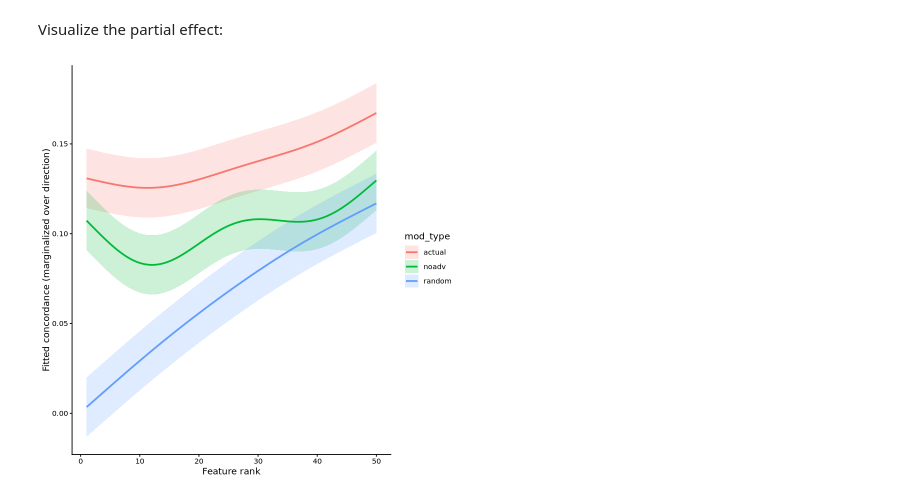
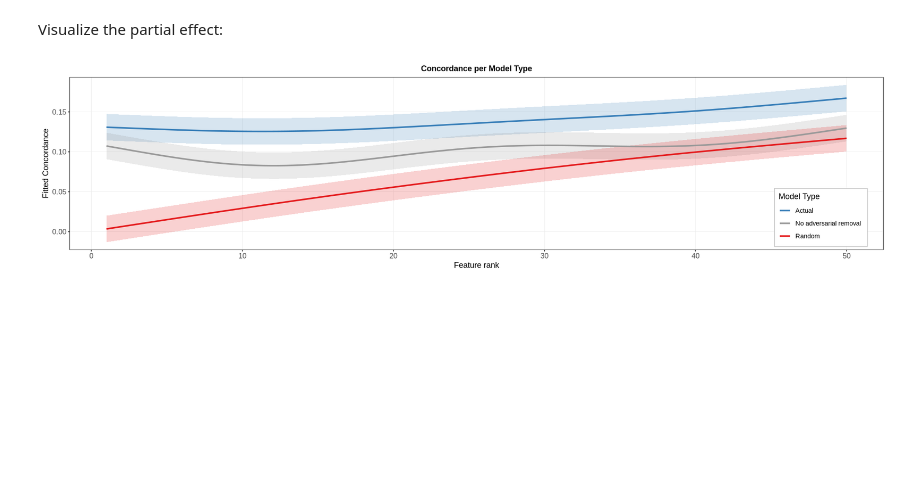
Before and after one commit to hmbaghdassarian/scLEMBAS, a Jupyter notebook: notebooks/McCauley_2024/06_assess_predictions/02_counterfactual_separation/01Bii_concordance_GAMM.ipynb, the cells around one changed output. Cells and saved outputs as stored; diff of their text form; code cells hidden in the pictures; blank space fills up the shorter version.

```diff
--- a/notebooks/McCauley_2024/06_assess_predictions/02_counterfactual_separation/01Bii_concordance_GAMM.ipynb
+++ b/notebooks/McCauley_2024/06_assess_predictions/02_counterfactual_separation/01Bii_concordance_GAMM.ipynb
@@ -488,34 +562,95 @@ all_curves <- lapply(mods, function(m) {
       else if (is.integer(concordance_df[[nm]])) nd[[nm]] <- as.integer(val)
       else if (is.numeric(concordance_df[[nm]])) nd[[nm]] <- as.numeric(val)
       else nd[[nm]] <- val
     }
 
     Xd <- predict(model, newdata = nd, type = "lpmatrix", exclude = exclude_re)
     Xd <- Xd * as.numeric(w_dir[d])
     Xbar <- if (is.null(Xbar)) Xd else (Xbar + Xd)
   }
 
   beta <- coef(model)
   V <- vcov(model)
 
   fit <- drop(Xbar %*% beta)
   se  <- sqrt(rowSums((Xbar %*% V) * Xbar))
 
   data.frame(
     rank = rank_grid,
     mod_type = m,
     fit = fit,
     lwr = fit - 1.96 * se,
     upr = fit + 1.96 * se
   )
 })
 
 plot_df <- do.call(rbind, all_curves)
 
-ggplot(plot_df, aes(x = rank, y = fit, color = mod_type, fill = mod_type)) +
+p_conc<-ggplot(plot_df, aes(x = rank, y = fit, color = mod_type, fill = mod_type)) +
   geom_ribbon(aes(ymin = lwr, ymax = upr), alpha = 0.2, color = NA) +
   geom_line(linewidth = 1) +
-  labs(x = "Feature rank", y = "Fitted concordance (marginalized over direction)") +
-  theme_classic()
+  labs(x = "Feature rank", y = "Fitted Concordance") +
+    ggtitle("Concordance per Model Type") +
+  theme_pub_bw(show_legend = TRUE)
+
+
+# p_conc<-p_conc +
+#   scale_color_discrete(
+#     labels = c(
+#       actual = "Actual",
+#       random = "Random",
+#       noadv  = "No adversarial Removal"
+#     )
+#   )  + labs(color = "Model Type") +
+#   guides(fill = "none")+
+# theme(
+#     legend.position = c(0.98, 0.02),     # bottom-right inside panel
+#     legend.justification = c(1, 0),      # anchor legend's bottom-right corner
+# #     legend.background = element_blank(), # no box
+#     legend.key = element_blank(),
+#     legend.background = element_rect(
+#       fill = "white",
+#       color = "grey",
+#       linewidth = 0.4
+#     )
+#   )
+
+p_conc <- p_conc +
+  scale_color_manual(
+    values = c(
+      actual = "#377eb8",  # Set1 blue
+      random = "#e41a1c",  # Set1 red
+      noadv  = "#999999"   # neutral gray
+    ),
+    labels = c(
+      actual = "Actual",
+      random = "Random",
+      noadv  = "No adversarial removal"
+    )
+  ) +
+  scale_fill_manual(
+    values = c(
+      actual = "#377eb8",
+      random = "#e41a1c",
+      noadv  = "#999999"
+    ),
+    guide = "none"   # keep only ONE legend
+  ) +
+  labs(color = "Model Type") +
+theme(
+    legend.position = c(0.98, 0.02),     # bottom-right inside panel
+    legend.justification = c(1, 0),      # anchor legend's bottom-right corner
+#     legend.background = element_blank(), # no box
+    legend.key = element_blank(),
+    legend.background = element_rect(
+      fill = "white",
+      color = "grey",
+      linewidth = 0.4
+    )
+  )
+
+
+
+p_conc
 # %% [output]
-[figure, old version]
+[figure, new version]
```
Also changed, not shown: parts of 9 cells of this notebook, 8 other files.
